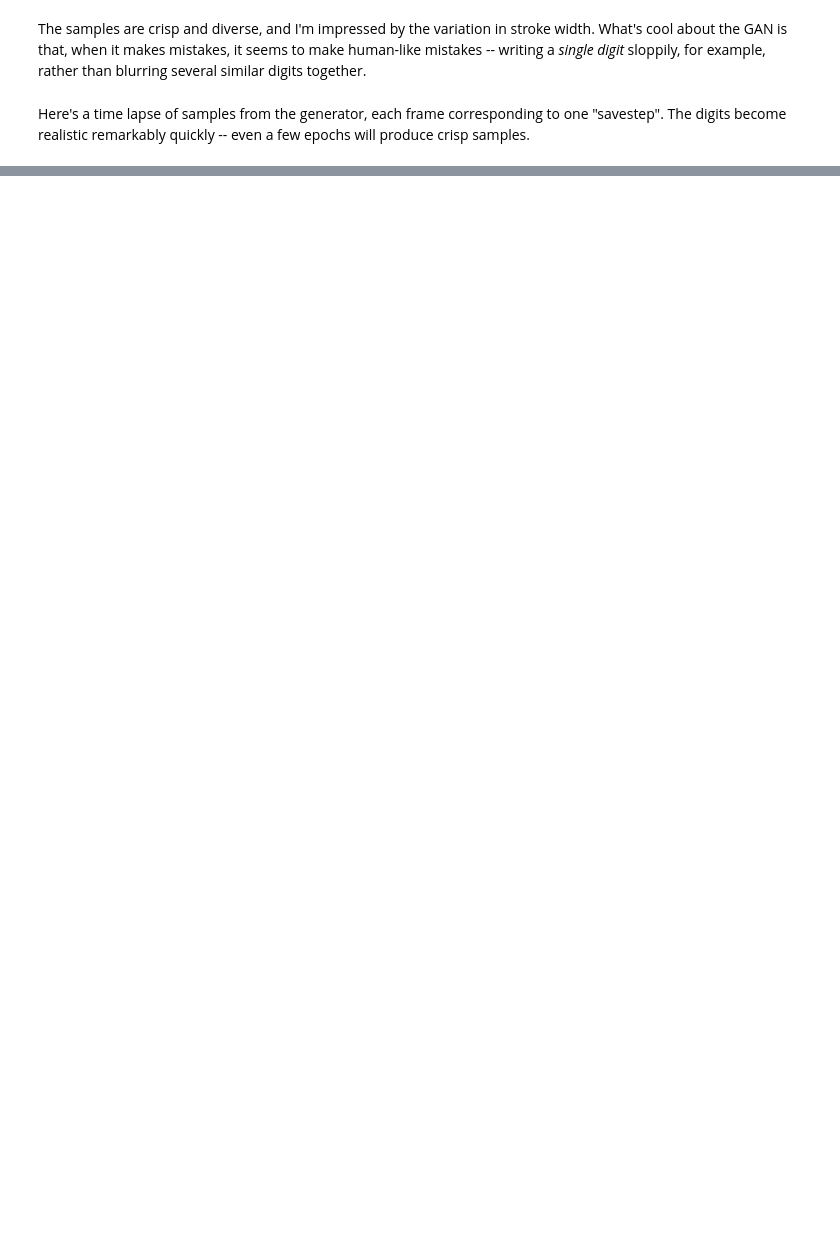
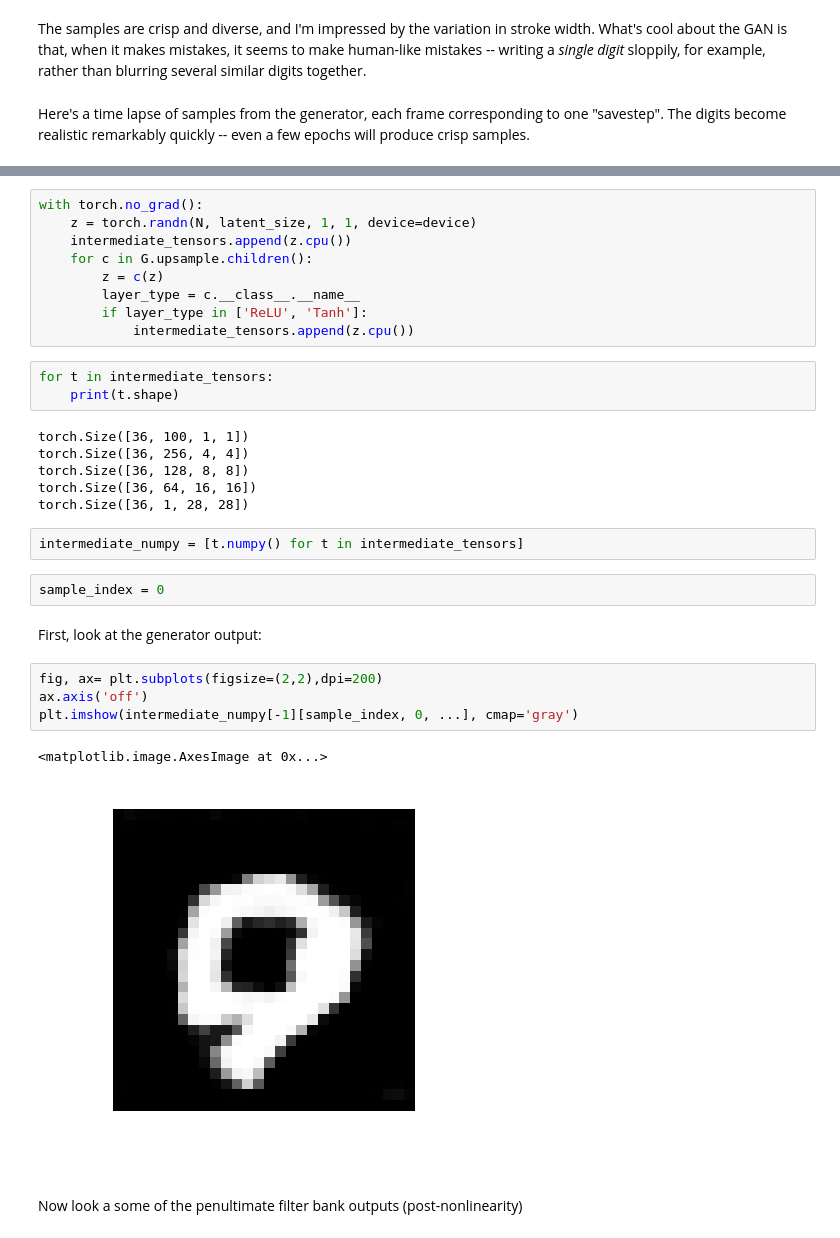
Before and after one commit to briantimar/pytorch-mnist-dcgan, a Jupyter notebook: train-mnist-dcgan.ipynb, the cells around one changed output, grey strips where cells are left out. Cells and saved outputs as stored; diff of their text form; blank space fills up the shorter version.

Commit message:
plotting intermediate filter outputs

```diff
--- a/train-mnist-dcgan.ipynb
+++ b/train-mnist-dcgan.ipynb
@@ -339,0 +349,33 @@ Here's a time lapse of samples from the generator, each frame corresponding to o
+# %%
+with torch.no_grad():
+    z = torch.randn(N, latent_size, 1, 1, device=device)
+    intermediate_tensors.append(z.cpu())
+    for c in G.upsample.children():
+        z = c(z)
+        layer_type = c.__class__.__name__
+        if layer_type in ['ReLU', 'Tanh']:
+            intermediate_tensors.append(z.cpu())
+# %%
+for t in intermediate_tensors:
+    print(t.shape)
+# %% [output]
+torch.Size([36, 100, 1, 1])
+torch.Size([36, 256, 4, 4])
+torch.Size([36, 128, 8, 8])
+torch.Size([36, 64, 16, 16])
+torch.Size([36, 1, 28, 28])
+# %%
+intermediate_numpy = [t.numpy() for t in intermediate_tensors]
+# %%
+sample_index = 0
+# %% [markdown]
+First, look at the generator output:
+# %%
+fig, ax= plt.subplots(figsize=(2,2),dpi=200)
+ax.axis('off')
+plt.imshow(intermediate_numpy[-1][sample_index, 0, ...], cmap='gray')
+# %% [output]
+<matplotlib.image.AxesImage at 0x...>
+[figure, added]
+# %% [markdown]
+Now look a some of the penultimate filter bank outputs (post-nonlinearity)
```
Also changed, not shown: parts of 10 cells of this notebook.
